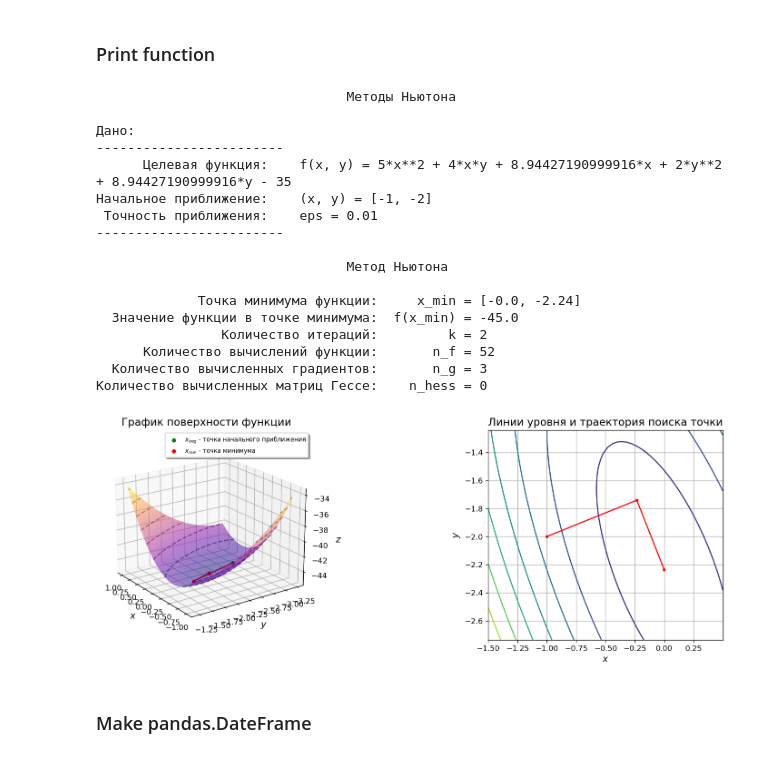
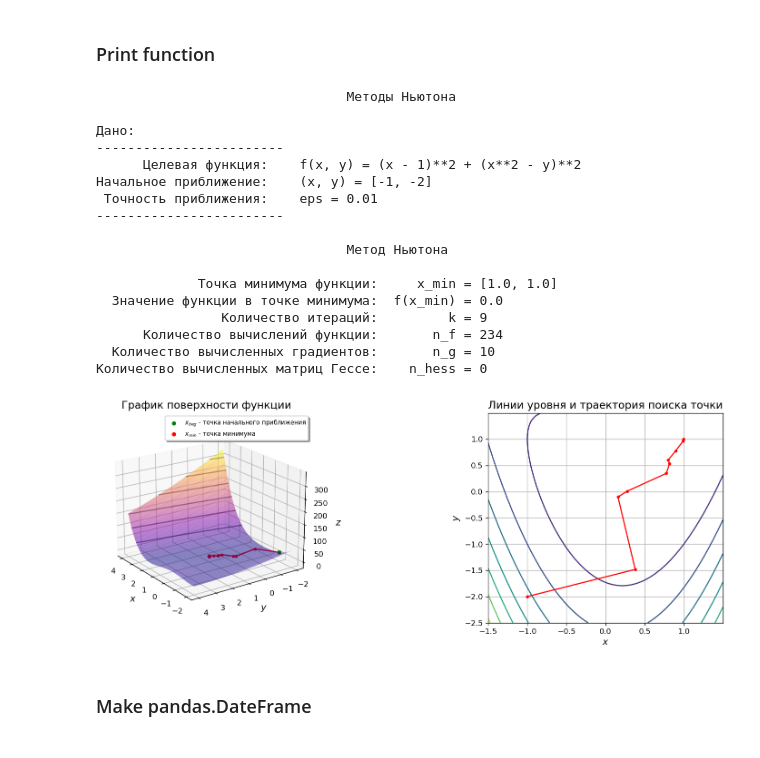
Before and after one commit to sanonesan/optimization_methods_labs, a Jupyter notebook: lab5/lab5.ipynb, the cells around one changed output. Cells and saved outputs as stored; diff of their text form; code cells hidden in the pictures.

```diff
--- a/lab5/lab5.ipynb
+++ b/lab5/lab5.ipynb
@@ -453,42 +344,42 @@ import math
 
 alpha = 1
 foo = lambda x, y: alpha * (x**2 - y)**2 + (x - 1)**2
-foo = lambda x, y: 5*x**2 + 4* x * y + 2 * y**2 + 4 * math.sqrt(5) * (x +  y) -35
+#foo = lambda x, y: 5*x**2 + 4* x * y + 2 * y**2 + 4 * math.sqrt(5) * (x +  y) -35
 # h = lambdify((x_, y_), [[diff(foo(x_, y_), x_, 2), diff(foo(x_, y_), x_, y_)], [diff(foo(x_, y_), y_, x_), diff(foo(x_, y_), y_, 2)]], 'numpy')
 # H = lambda x: np.array(h(x[0],x[1]))
 
 x0 = [-1, -2]
 
 print_res(foo, x0, 2)
 
 #x_min, xk, w_norm, n_f, n_g , n_d, n_hess = newton_method(foo, eps, x0, 3, 4, 0)
 #draw_all(x0, x_min, xk, w_norm, 0, foo, 30, -20)
 #draw_all(x0, x_min, xk, w_norm, 0, foo, 45, 170)
 
 
 # alpha = 200
 # foo = lambda x, y: alpha * (x**2 - y)**2 + (x - 1)**2
 
 # print_res(foo, x0, 2)
 # %% [output]
                                 Методы Ньютона
 
 Дано:
 ------------------------
-      Целевая функция:    f(x, y) = 5*x**2 + 4*x*y + 8.94427190999916*x + 2*y**2 + 8.94427190999916*y - 35
+      Целевая функция:    f(x, y) = (x - 1)**2 + (x**2 - y)**2
 Начальное приближение:    (x, y) = [-1, -2]
  Точность приближения:    eps = 0.01
 ------------------------
 
                                 Метод Ньютона
 
-             Точка минимума функции:     x_min = [-0.0, -2.24]
-  Значение функции в точке минимума:  f(x_min) = -45.0
-                Количество итераций:         k = 2
-      Количество вычислений функции:       n_f = 52
-  Количество вычисленных градиентов:       n_g = 3
+             Точка минимума функции:     x_min = [1.0, 1.0]
+  Значение функции в точке минимума:  f(x_min) = 0.0
+                Количество итераций:         k = 9
+      Количество вычислений функции:       n_f = 234
+  Количество вычисленных градиентов:       n_g = 10
 Количество вычисленных матриц Гессе:    n_hess = 0
-[figure, old version]
+[figure, new version]
 # %% [markdown]
 <H3> Make pandas.DateFrame </H3>
 # %%
```
Also changed, not shown: parts of 1 cell of this notebook.
